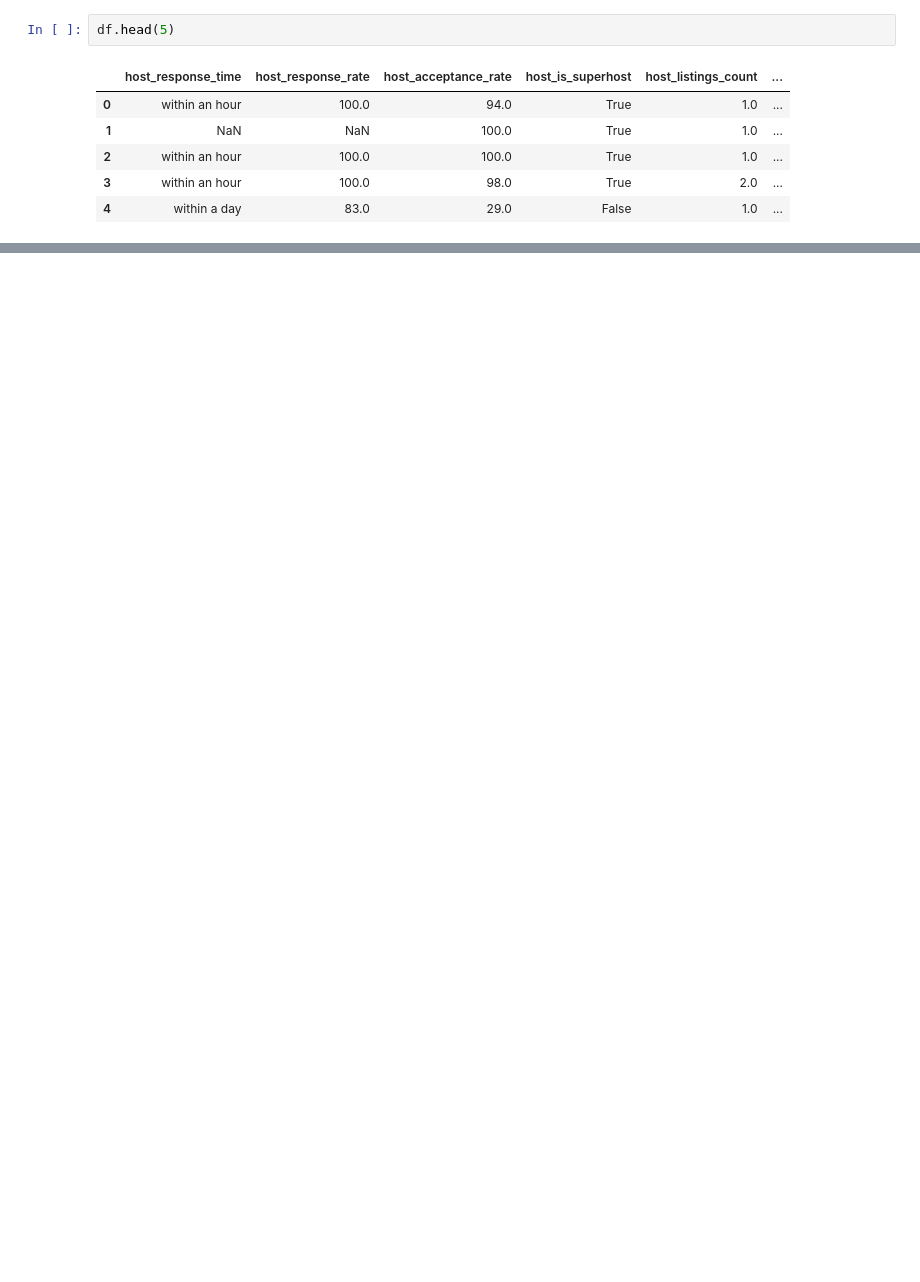
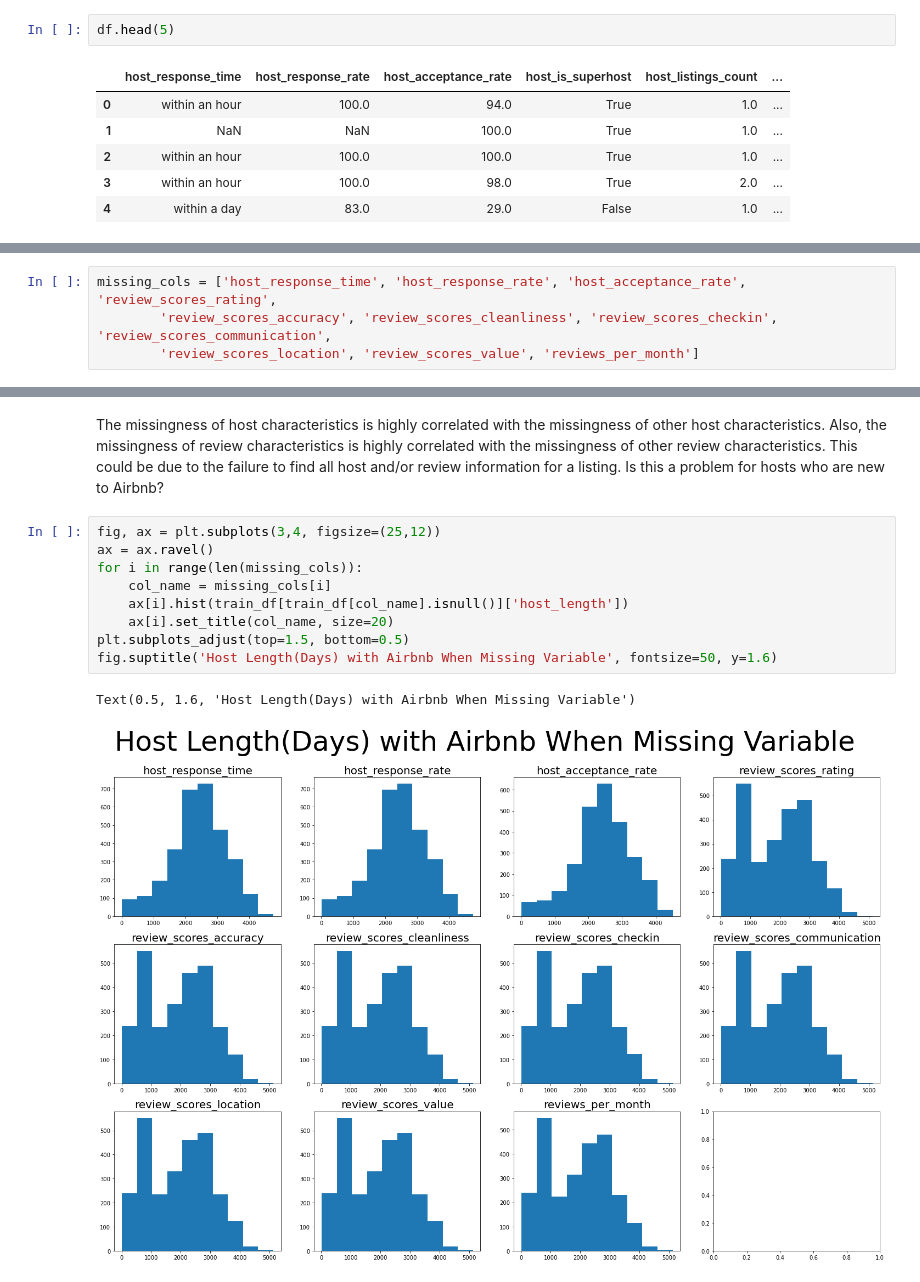
Before and after one commit to donavinlo/airbnb, a Jupyter notebook: airbnb_nashville.ipynb, the cells around one changed output, grey strips where cells are left out. Saved outputs shown, nothing was run; the diff lists cells and outputs as text; blank space fills up the shorter version.

```diff
--- a/airbnb_nashville.ipynb
+++ b/airbnb_nashville.ipynb
@@ -217,0 +263,4 @@ df.head(5)
+# %%
+missing_cols = ['host_response_time', 'host_response_rate', 'host_acceptance_rate', 'review_scores_rating',
+        'review_scores_accuracy', 'review_scores_cleanliness', 'review_scores_checkin', 'review_scores_communication',
+        'review_scores_location', 'review_scores_value', 'reviews_per_month']
@@ -217,0 +272,14 @@ df.head(5)
+# %% [markdown]
+The missingness of host characteristics is highly correlated with the missingness of other host characteristics. Also, the missingness of review characteristics is highly correlated with the missingness of other review characteristics. This could be due to the failure to find all host and/or review information for a listing. Is this a problem for hosts who are new to Airbnb?
+# %%
+fig, ax = plt.subplots(3,4, figsize=(25,12))
+ax = ax.ravel()
+for i in range(len(missing_cols)):
+    col_name = missing_cols[i]
+    ax[i].hist(train_df[train_df[col_name].isnull()]['host_length'])
+    ax[i].set_title(col_name, size=20)
+plt.subplots_adjust(top=1.5, bottom=0.5)
+fig.suptitle('Host Length(Days) with Airbnb When Missing Variable', fontsize=50, y=1.6)
+# %% [output]
+Text(0.5, 1.6, 'Host Length(Days) with Airbnb When Missing Variable')
+[figure, added]
```
Also changed, not shown: parts of 59 cells of this notebook.
